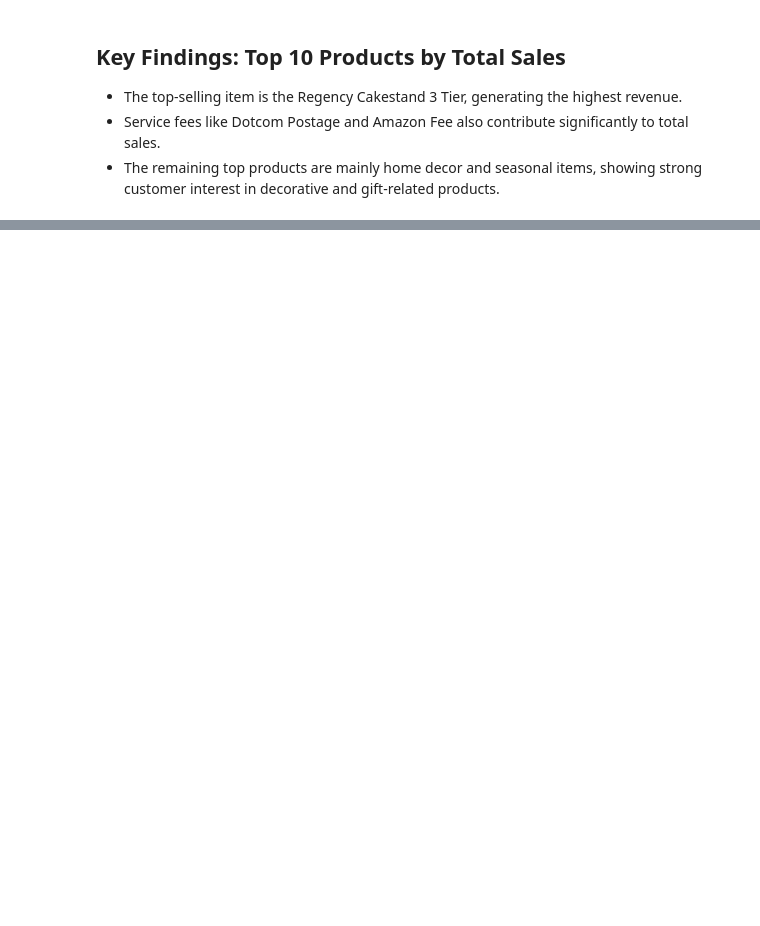
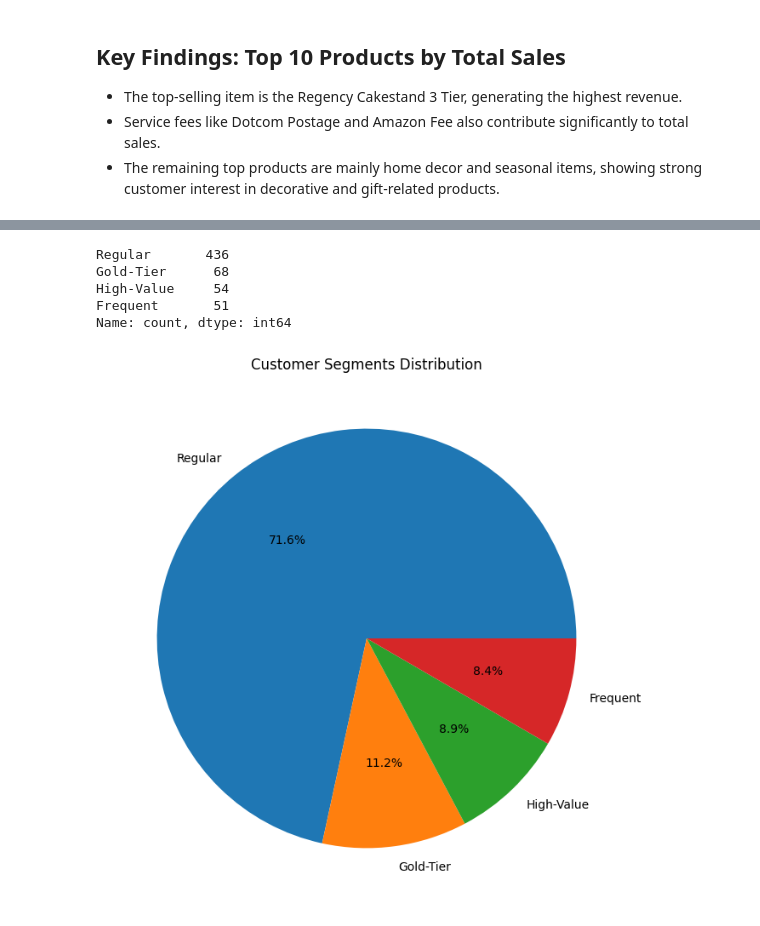
Before and after one commit to Guri-1186/Sales-Performance-Analysis, a Jupyter notebook: sales_analysis..ipynb, the cells around one changed output, grey strips where cells are left out. Drawn from its saved outputs; the diff is of its cells as text; code cells hidden in the pictures; blank space fills up the shorter version.

```diff
--- a/sales_analysis..ipynb
+++ b/sales_analysis..ipynb
@@ -490,0 +610,4 @@ s
+# %%
+#Customer behavior metrics
+customer_orders = sales_clean.groupby("CustomerID", observed = False)["InvoiceNo"].nunique()
+print(customer_orders)
@@ -490,0 +645,5 @@ s
+# %%
+#Customer segments
+threshold = customer_revenue.quantile(0.80).round()
+high_value_customers = customer_revenue[customer_revenue >= threshold]
+print(high_value_customers)
@@ -490,0 +664,3 @@ s
+# %%
+frequent_customers = customer_orders[customer_orders > 1]
+print(frequent_customers)
@@ -490,0 +681,29 @@ s
+# %%
+
+#Customer Segments Pie Chart
+segments = []
+for customer_id in customer_revenue.index:
+    if customer_id in high_value_customers.index and customer_id in frequent_customers.index:
+        segments.append('Gold-Tier')
+    elif customer_id in high_value_customers.index:
+        segments.append('High-Value')
+    elif customer_id in frequent_customers.index:
+        segments.append('Frequent')
+    else:
+        segments.append('Regular')
+
+segment_counts = pd.Series(segments).value_counts()
+print(segment_counts)
+
+
+segment_counts.plot(kind='pie', figsize=(8,8), autopct='%1.1f%%',
+                   title='Customer Segments Distribution')
+plt.ylabel('')
+plt.show()
+# %% [output]
+Regular       436
+Gold-Tier      68
+High-Value     54
+Frequent       51
+Name: count, dtype: int64
+[figure, added]
```
Also changed, not shown: parts of 25 cells of this notebook.
